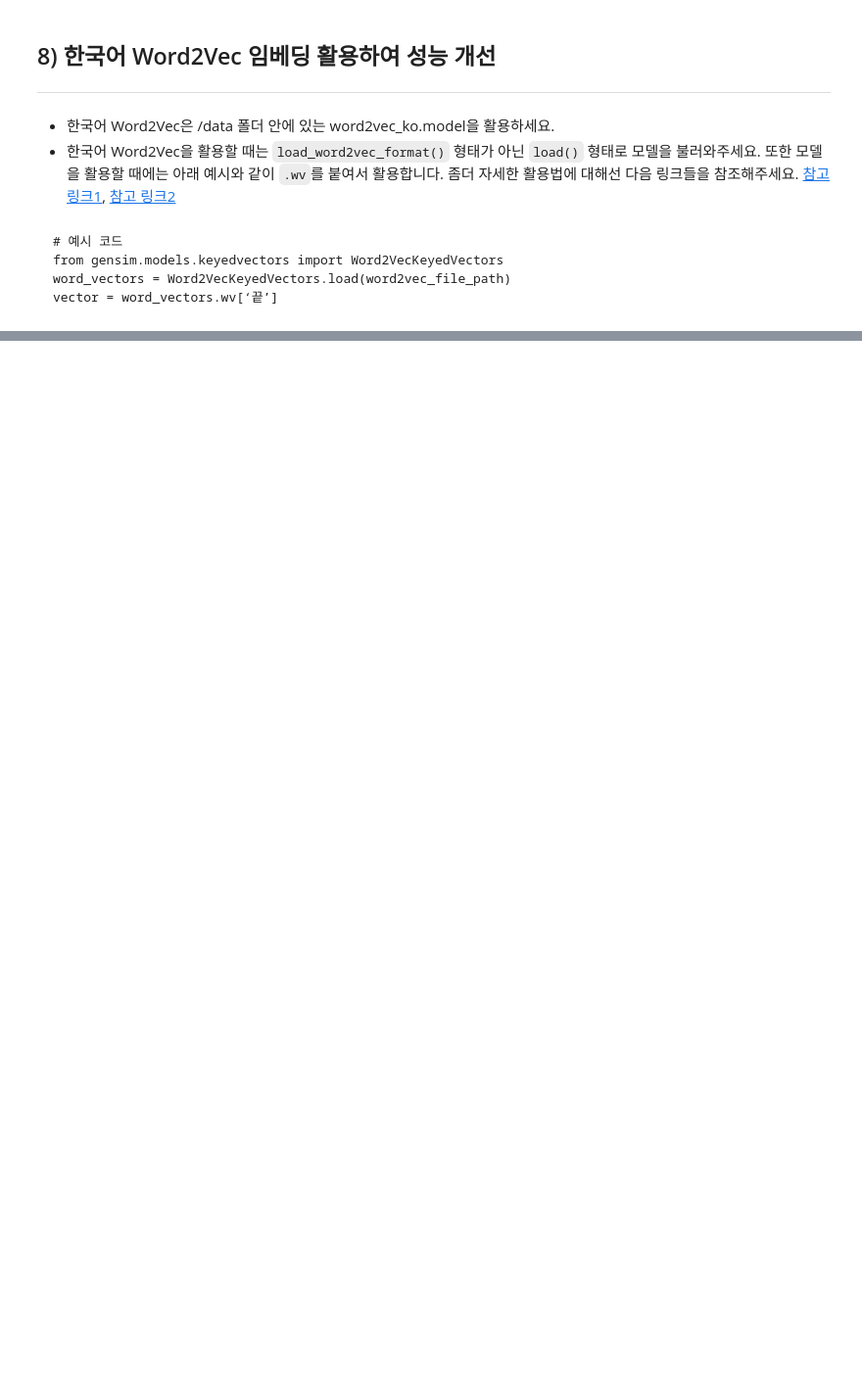
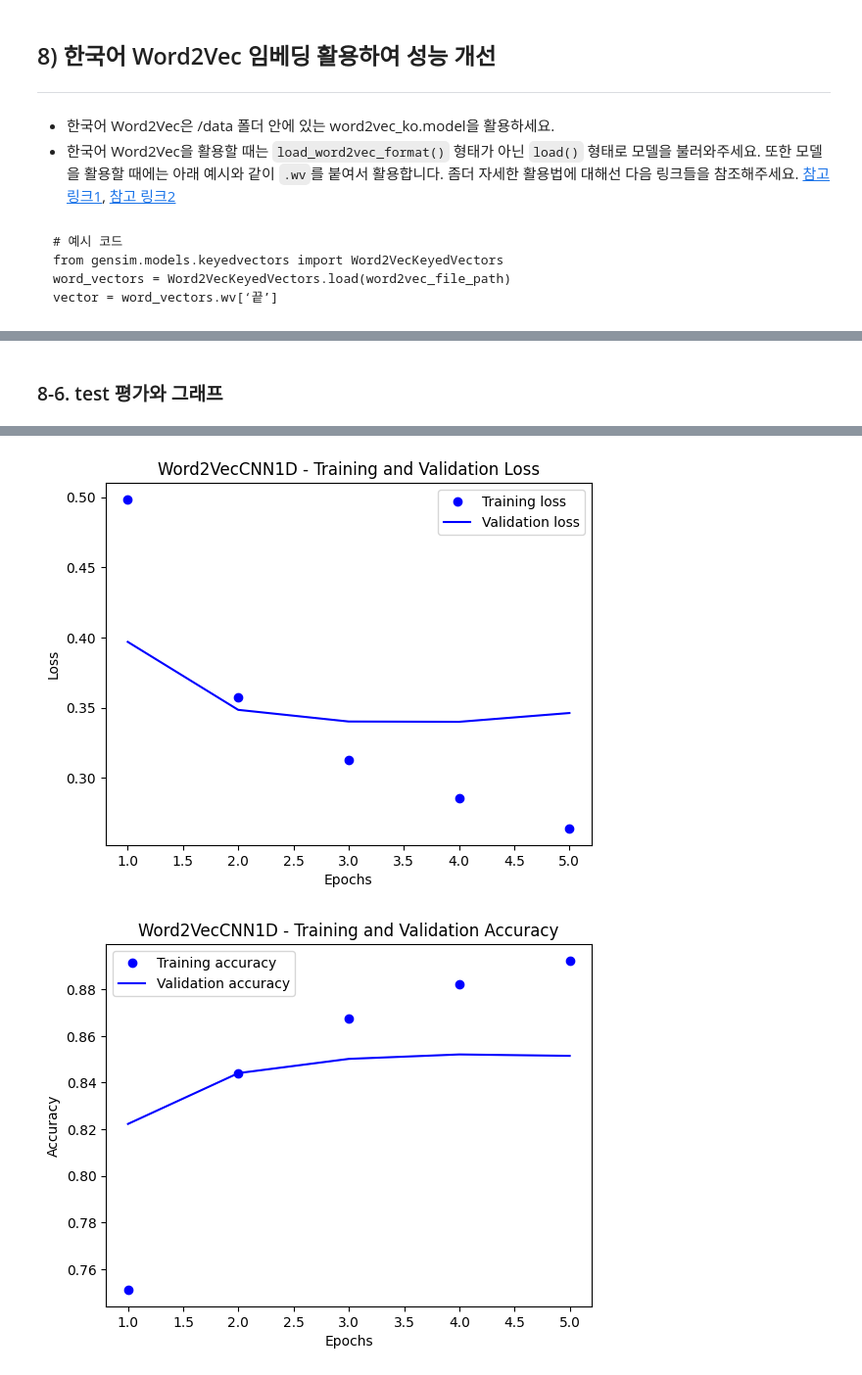
Before and after one commit to kcyoow/ERICA_X_MODULABS_CV_NLP, a Jupyter notebook: NLP/02_SentimentAnalysis_RNN/4 영화리뷰 텍스트 감성분석하기[프로젝트].ipynb, the cells around one changed output, grey strips where cells are left out. Shown at 98% size. Saved outputs shown, nothing was run; the diff lists cells and outputs as text; code cells hidden in the pictures; blank space fills up the shorter version.

```diff
--- a/NLP/02_SentimentAnalysis_RNN/4 영화리뷰 텍스트 감성분석하기[프로젝트].ipynb
+++ b/NLP/02_SentimentAnalysis_RNN/4 영화리뷰 텍스트 감성분석하기[프로젝트].ipynb
@@ -266,0 +742,31 @@ vector = word_vectors.wv[‘끝’]
+# %%
+import torch
+import torch.nn as nn
+import torch.nn.functional as F
+
+class Word2VecCNN1D(nn.Module):
+    def __init__(self, vocab_size, word_vector_dim, embedding_matrix, maxlen):
+        super(Word2VecCNN1D, self).__init__()
+        self.embedding = nn.Embedding(vocab_size, word_vector_dim)
+        self.embedding.weight = nn.Parameter(torch.tensor(embedding_matrix, dtype=torch.float32))
+        self.embedding.weight.requires_grad = True
+        self.conv1 = nn.Conv1d(in_channels=word_vector_dim, out_channels=16, kernel_size=7)
+        self.pool = nn.MaxPool1d(kernel_size=5)
+        self.conv2 = nn.Conv1d(in_channels=16, out_channels=16, kernel_size=7)
+        self.global_max_pool = nn.AdaptiveMaxPool1d(1)
+        self.fc1 = nn.Linear(16, 8)
+        self.fc2 = nn.Linear(8, 1)
+
+    def forward(self, x):
+        x = self.embedding(x)
+        x = x.permute(0, 2, 1)
+        x = F.relu(self.conv1(x))
+        x = self.pool(x)
+        x = F.relu(self.conv2(x))
+        x = self.global_max_pool(x).squeeze(2)
+        x = F.relu(self.fc1(x))
+        x = torch.sigmoid(self.fc2(x))
+        return x
+
+word2vec_cnn = Word2VecCNN1D(vocab_size, word_vector_dim, embedding_matrix, maxlen)
+print(word2vec_cnn)
@@ -266,0 +785,5 @@ vector = word_vectors.wv[‘끝’]
+# %%
+word2vec_trainer = ModelTrainer(word2vec_cnn)
+
+print("모델 학습 : " + word2vec_trainer.name)
+word2vec_trainer.train(epochs)
@@ -266,0 +797,9 @@ vector = word_vectors.wv[‘끝’]
+# %% [markdown]
+### 8-6. test 평가와 그래프
+# %%
+print("모델 평가 : " + word2vec_trainer.name)
+word2vec_trainer.test()
+
+word2vec_trainer.loss_graph(epochs)
+word2vec_trainer.acc_graph(epochs)
+# %% [output]
@@ -266,0 +808,2 @@ vector = word_vectors.wv[‘끝’]
+[figure, added]
+[figure, added]
```
Also changed, not shown: parts of 49 cells of this notebook.
